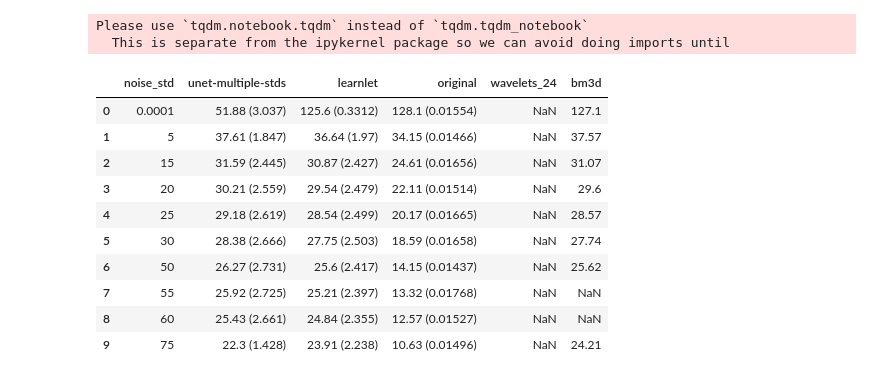
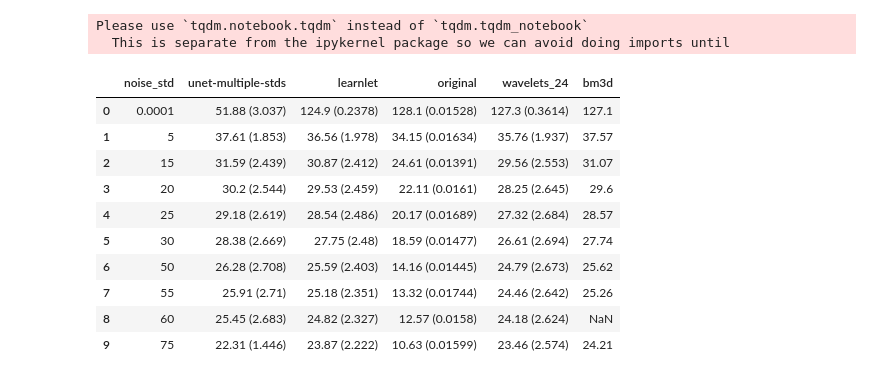
Before and after one commit to zaccharieramzi/understanding-unets, a Jupyter notebook: experiments/denoising_tests_undecimated/denoising_generalisation.ipynb, the cells around one changed output. Drawn from its saved outputs; the diff is of its cells as text; code cells hidden in the pictures.

```diff
--- a/experiments/denoising_tests_undecimated/denoising_generalisation.ipynb
+++ b/experiments/denoising_tests_undecimated/denoising_generalisation.ipynb
@@ -89,8 +89,8 @@ dynamic_denoising_net_params = [
             'undecimated': True,
             'clip': False,
         },
-        'run_id': 'learnlet_subclassed_undecimated_64_dynamic_soft_thresholding_bsd500_0.0_55.0_None_1582736369',
-        'epoch': 500,
+        'run_id': 'learnlet_subclassed_undecimated_exact_reco_64_dynamic_soft_thresholding_bsd500_0.0_55.0_None_1582907244',
+        'epoch': 100,
     },
 ]
 # %%
@@ -143,13 +143,15 @@ Please use `tqdm.notebook.tqdm` instead of `tqdm.tqdm_notebook`
 noise_std_metrics;
 # %%
 BM3D_psnr_results = {
-    0.0001: 127.1,
+    0.0001: 127.0,
     5: 37.57,
     15: 31.07,
     20: 29.60,
     25: 28.57,
     30: 27.74,
     50: 25.62,
+    55: 25.26,
+    60: 25.02,
     75: 24.21,
 }
 
@@ -161,38 +163,40 @@ wavelets_psnr_results = {
     25: (27.32,  2.684),
     30: (26.61,  2.694),
     50: (24.79,  2.673),
+    55: (24.46, 2.642),
+    60: (24.18, 2.624),
     75: (23.46,  2.574),
 }
 # %%
 # PSNR table
 psnr_metrics_table = pd.DataFrame(
     columns=['noise_std'] + [p['name'] for p in all_net_params] + [p['name'] for p in dynamic_denoising_net_params] + ['original', 'wavelets_24', 'bm3d'],
 )
 for i, (noise_std, metrics) in enumerate(noise_std_metrics.items()):
     psnr_metrics_table.loc[i, 'noise_std'] = noise_std
     for name, m in metrics:
         psnr_metrics_table.loc[i, name] = "{mean:.4} ({std:.4})".format(
             mean=m.metrics['PSNR'].mean(),
             std=m.metrics['PSNR'].stddev(),
         )
     psnr_metrics_table.loc[i, 'bm3d'] = BM3D_psnr_results.get(noise_std, np.nan)
-#     psnr_metrics_table.loc[i, 'wavelets_24'] = "{mean:.4} ({std:.4})".format(
-#         mean=wavelets_psnr_results[noise_std][0],
-#         std=wavelets_psnr_results[noise_std][1],
-#     )
+    psnr_metrics_table.loc[i, 'wavelets_24'] = "{mean:.4} ({std:.4})".format(
+        mean=wavelets_psnr_results[noise_std][0],
+        std=wavelets_psnr_results[noise_std][1],
+    )
 psnr_metrics_table
 # %% [output]
 |  | noise_std | unet-multiple-stds | learnlet | original | wavelets_24 | bm3d |
-| 0 | 0.0001 | 51.88 (3.037) | 125.6 (0.3312) | 128.1 (0.01554) | NaN | 127.1 |
-| 1 | 5 | 37.61 (1.847) | 36.64 (1.97) | 34.15 (0.01466) | NaN | 37.57 |
-| 2 | 15 | 31.59 (2.445) | 30.87 (2.427) | 24.61 (0.01656) | NaN | 31.07 |
-| 3 | 20 | 30.21 (2.559) | 29.54 (2.479) | 22.11 (0.01514) | NaN | 29.6 |
-| 4 | 25 | 29.18 (2.619) | 28.54 (2.499) | 20.17 (0.01665) | NaN | 28.57 |
-| 5 | 30 | 28.38 (2.666) | 27.75 (2.503) | 18.59 (0.01658) | NaN | 27.74 |
-| 6 | 50 | 26.27 (2.731) | 25.6 (2.417) | 14.15 (0.01437) | NaN | 25.62 |
-| 7 | 55 | 25.92 (2.725) | 25.21 (2.397) | 13.32 (0.01768) | NaN | NaN |
-| 8 | 60 | 25.43 (2.661) | 24.84 (2.355) | 12.57 (0.01527) | NaN | NaN |
-| 9 | 75 | 22.3 (1.428) | 23.91 (2.238) | 10.63 (0.01496) | NaN | 24.21 |
+| 0 | 0.0001 | 51.88 (3.037) | 124.9 (0.2378) | 128.1 (0.01528) | 127.3 (0.3614) | 127.1 |
+| 1 | 5 | 37.61 (1.853) | 36.56 (1.978) | 34.15 (0.01634) | 35.76 (1.937) | 37.57 |
+| 2 | 15 | 31.59 (2.439) | 30.87 (2.412) | 24.61 (0.01391) | 29.56 (2.553) | 31.07 |
+| 3 | 20 | 30.2 (2.544) | 29.53 (2.459) | 22.11 (0.0161) | 28.25 (2.645) | 29.6 |
+| 4 | 25 | 29.18 (2.619) | 28.54 (2.486) | 20.17 (0.01689) | 27.32 (2.684) | 28.57 |
+| 5 | 30 | 28.38 (2.669) | 27.75 (2.48) | 18.59 (0.01477) | 26.61 (2.694) | 27.74 |
+| 6 | 50 | 26.28 (2.708) | 25.59 (2.403) | 14.16 (0.01445) | 24.79 (2.673) | 25.62 |
+| 7 | 55 | 25.91 (2.71) | 25.18 (2.351) | 13.32 (0.01744) | 24.46 (2.642) | 25.26 |
+| 8 | 60 | 25.45 (2.683) | 24.82 (2.327) | 12.57 (0.0158) | 24.18 (2.624) | NaN |
+| 9 | 75 | 22.31 (1.446) | 23.87 (2.222) | 10.63 (0.01599) | 23.46 (2.574) | 24.21 |
 # %%
 # SSIM table
 ssim_metrics_table = pd.DataFrame(
```
Also changed, not shown: parts of 2 cells of this notebook, 20 other files.
